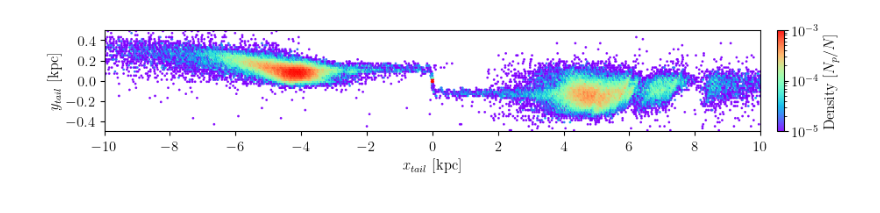
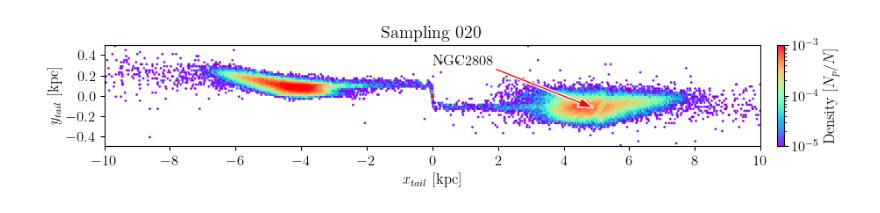
Before and after one commit to salvatore-ferrone/stream_analysis, a Jupyter notebook: figures/gallery_of_gaps.ipynb, the cells around one changed output. Drawn from its saved outputs; the diff is of its cells as text; code cells hidden in the pictures.

Commit message:
almost half way through the gap gallery

```diff
--- a/figures/gallery_of_gaps.ipynb
+++ b/figures/gallery_of_gaps.ipynb
@@ -22,7 +23,7 @@ def extract_to_tail_coordinates(orbitpath,streampath,montecarlokey,internal_dyna
 GCname = "Pal5"
 NP = int(1e5)
 internal_dynamics = "isotropic-plummer"
-montecarlokey="monte-carlo-009"
+montecarlokey="monte-carlo-020"
 orbitPotential = "pouliasis2017pii-GCNBody"
 streamPotential = "pouliasis2017pii-GCNBody"
 # %%
@@ -33,6 +34,8 @@ xT,yT,zT,vxT,vyT,vzT=extract_to_tail_coordinates(orbitpath,streampath,montecarlo
 XX,YY,H=sa.plotters.binned_density.short_cut(NP,xT,yT,[-10,10],[-1,1])
 H=sa.plotters.binned_density.normalize_density_by_particle_number(H,NP)
 # %%
+mcindex = montecarlokey.split("-")[-1]
+title = "Sampling "+mcindex
 cbarlabel=r"Density [$N_p/N$]"
 normalScatterProperties = {
     "alpha":0.9,
@@ -48,6 +51,7 @@ AXIS={
     "yticks": [0,0.5],
     "xticks": np.arange(-10,11,2),
     "yticks": np.arange(-0.4,0.5,0.2),
+    "title":title,
 }
 # %%
 # Configure Matplotlib to use LaTeX for text rendering
@@ -64,11 +158,19 @@ plt.rcParams.update({
+# %%
+outdir = "../paper/"
+filename = "gallery_of_gaps_"+montecarlokey+".png"
 # %%
 fig=plt.figure(figsize=(10,1.5))
 gs = gridspec.GridSpec(1, 2, width_ratios=[1, 0.01],wspace=0.05)
 cbar=fig.add_subplot(gs[1])
 axis=fig.add_subplot(gs[0])
 im = axis.scatter(XX,YY,c=H,**normalScatterProperties)
 axis.set(**AXIS);
 cbar = plt.colorbar(im, cax=cbar)
 cbar.set_label(cbarlabel)
+for note in notes[montecarlokey]:
+    axis.annotate(**note)
+
+fig.tight_layout()
+fig.savefig(outdir+filename,bbox_inches='tight',dpi=300)
 # %% [output]
-[figure, old version]
+[figure, new version]
```
Also changed, not shown: parts of 3 cells of this notebook, 23 other files.
